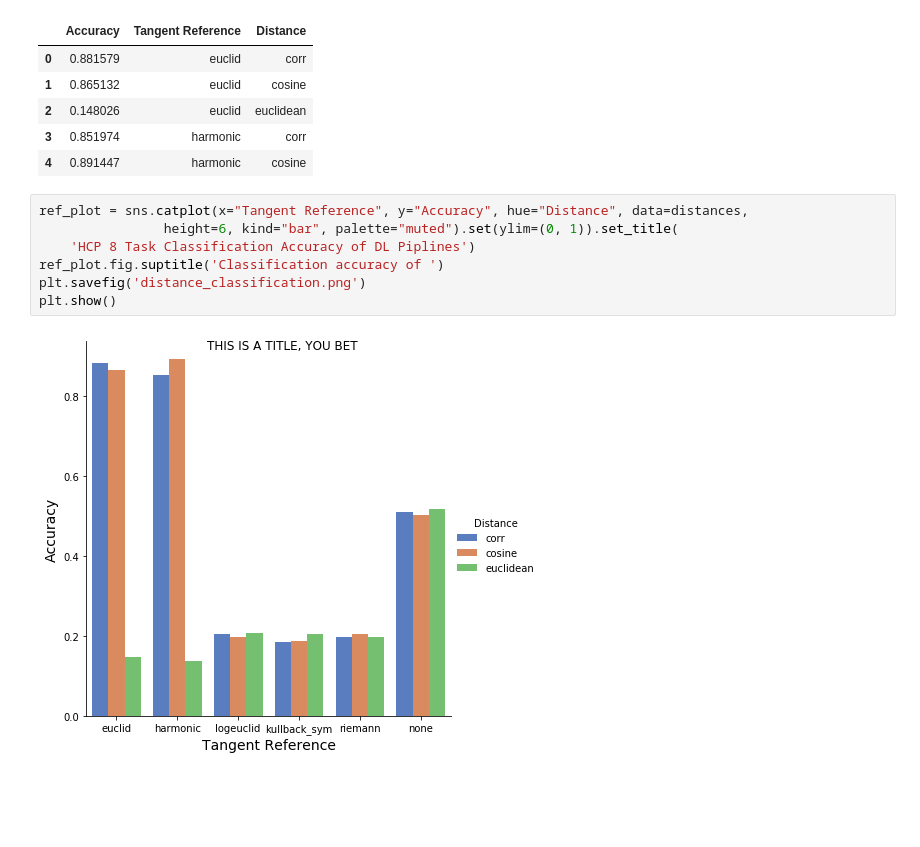
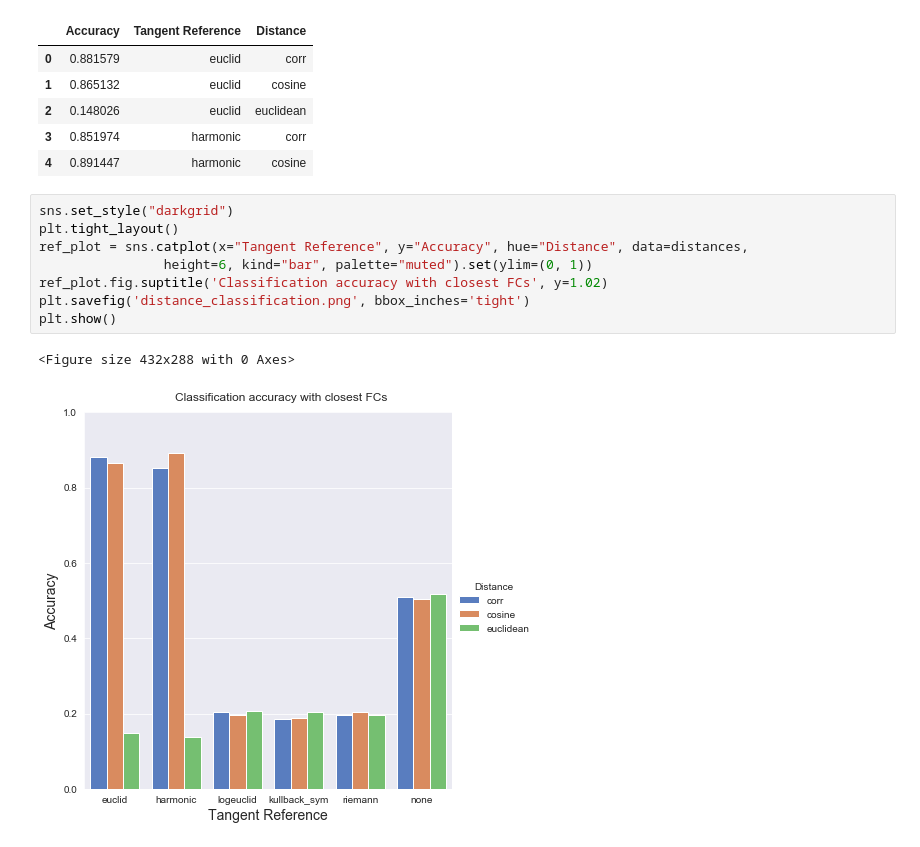
Before and after one commit to mwang29/fmri_learning, a Jupyter notebook: results/Data Visualizations.ipynb, the cells around one changed output. Saved outputs shown, nothing was run; the diff lists cells and outputs as text; blank space fills up the shorter version.

```diff
--- a/results/Data Visualizations.ipynb
+++ b/results/Data Visualizations.ipynb
@@ -36,11 +36,13 @@ distances.head()
 | 3 | 0.851974 | harmonic | corr |
 | 4 | 0.891447 | harmonic | cosine |
 # %%
+sns.set_style("darkgrid")
+plt.tight_layout()
 ref_plot = sns.catplot(x="Tangent Reference", y="Accuracy", hue="Distance", data=distances,
-                height=6, kind="bar", palette="muted").set(ylim=(0, 1)).set_title(
-    'HCP 8 Task Classification Accuracy of DL Piplines')
-ref_plot.fig.suptitle('Classification accuracy of ')
-plt.savefig('distance_classification.png')
+                height=6, kind="bar", palette="muted").set(ylim=(0, 1))
+ref_plot.fig.suptitle('Classification accuracy with closest FCs', y=1.02)
+plt.savefig('distance_classification.png', bbox_inches='tight')
 plt.show()
 # %% [output]
+<Figure size 432x288 with 0 Axes>
-[figure, old version]
+[figure, new version]
```
Also changed, not shown: parts of 3 cells of this notebook, 4 other files.
